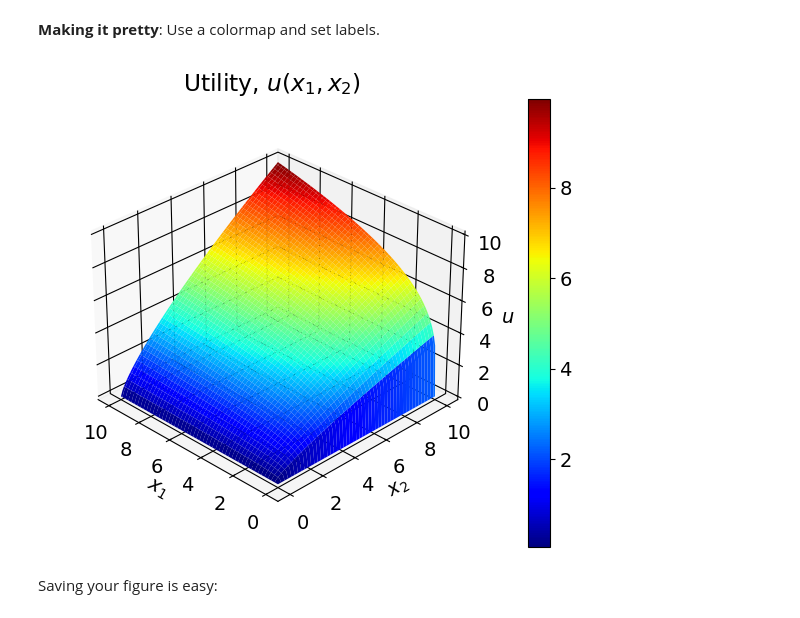
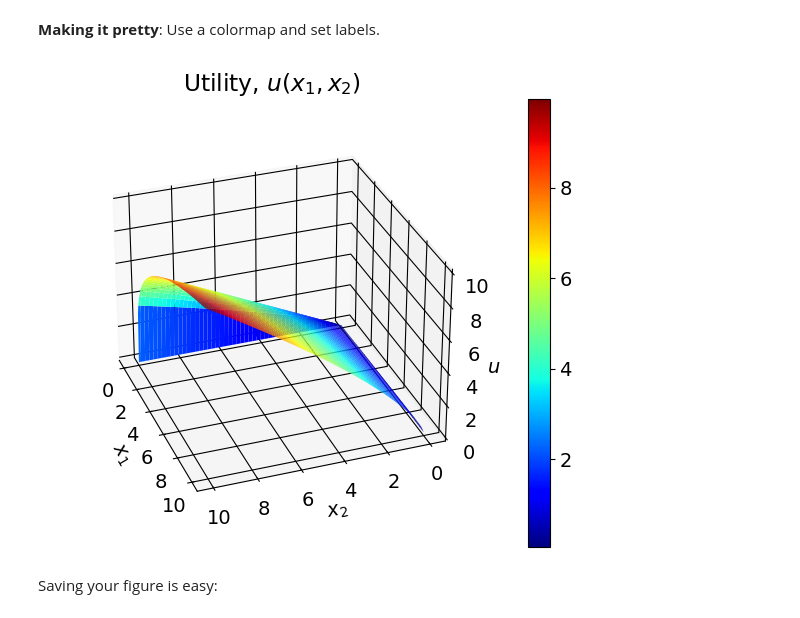
Before and after one commit to NumEconCopenhagen/ProgEcon-lectures, a Jupyter notebook: 04_Printing_and_Plotting/02_Plotting/Plotting.ipynb, the cells around one changed output. Cells and saved outputs as stored; diff of their text form; code cells hidden in the pictures.

```diff
--- a/04_Printing_and_Plotting/02_Plotting/Plotting.ipynb
+++ b/04_Printing_and_Plotting/02_Plotting/Plotting.ipynb
@@ -357,28 +367,28 @@ ax.plot_surface(x1_values,x2_values,u_values);
 # %%
 from matplotlib import cm # for colormaps
 
 # a. actual plot
 fig = plt.figure()
 ax = fig.add_subplot(1,1,1,projection='3d')
 h = ax.plot_surface(x1_values,x2_values,u_values,cmap=cm.jet)
 fig.colorbar(h)
 
 # b. add labels
 ax.set_title('Utility, $u(x_1,x_2)$')
 ax.set_xlabel('$x_1$')
 ax.set_ylabel('$x_2$')
 ax.set_zlabel('$u$')
 # pad z
 ax.zaxis.labelpad = 0.20
 
 # c. invert xaxis to bring origin in center front
-ax.view_init(azim=-45,elev=30) # azim is azimuthal angle, elev is elevation angle
+ax.view_init(azim=-200,elev=30) # azim is azimuthal angle, elev is elevation angle
 ax.invert_xaxis()
 ax.set_box_aspect([4,4,3],zoom=0.9)
 
 fig.tight_layout(pad=0.1)
 # %% [output]
-[figure, old version]
+[figure, new version]
 # %% [markdown]
 Saving your figure is easy:
 # %%
```
Also changed, not shown: parts of 4 cells of this notebook, 6 other files.
